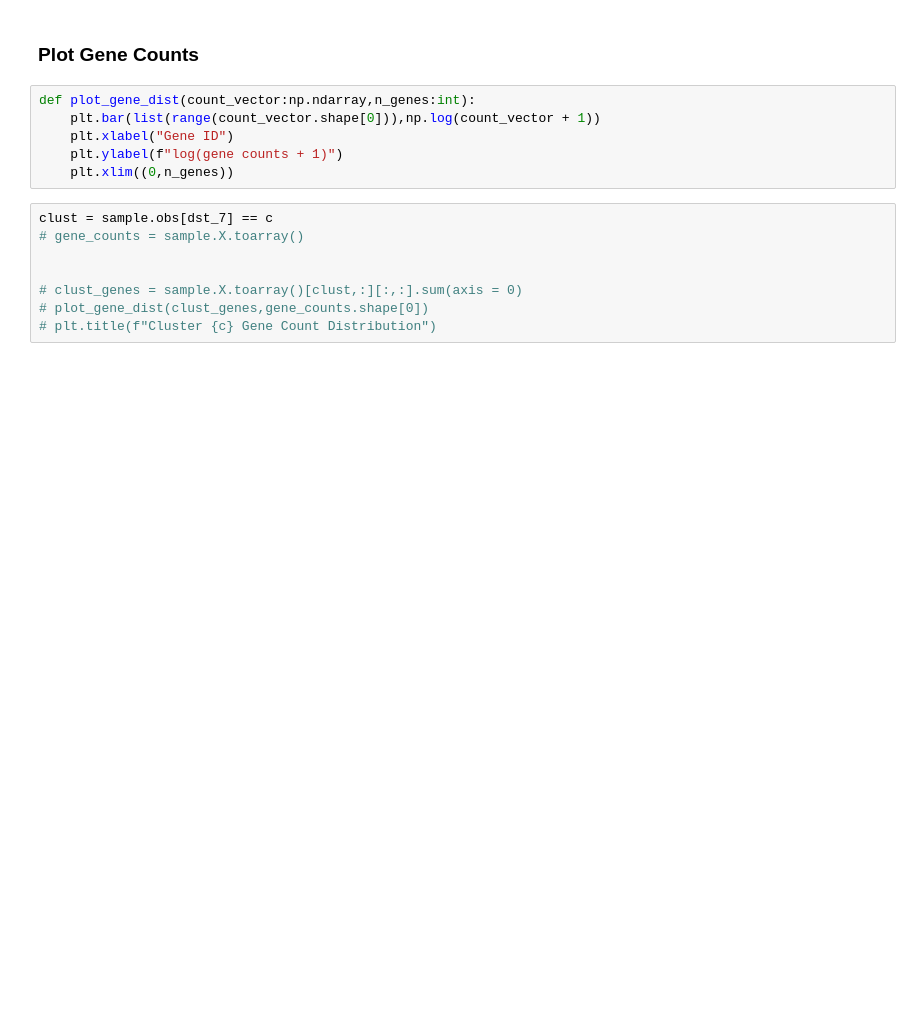
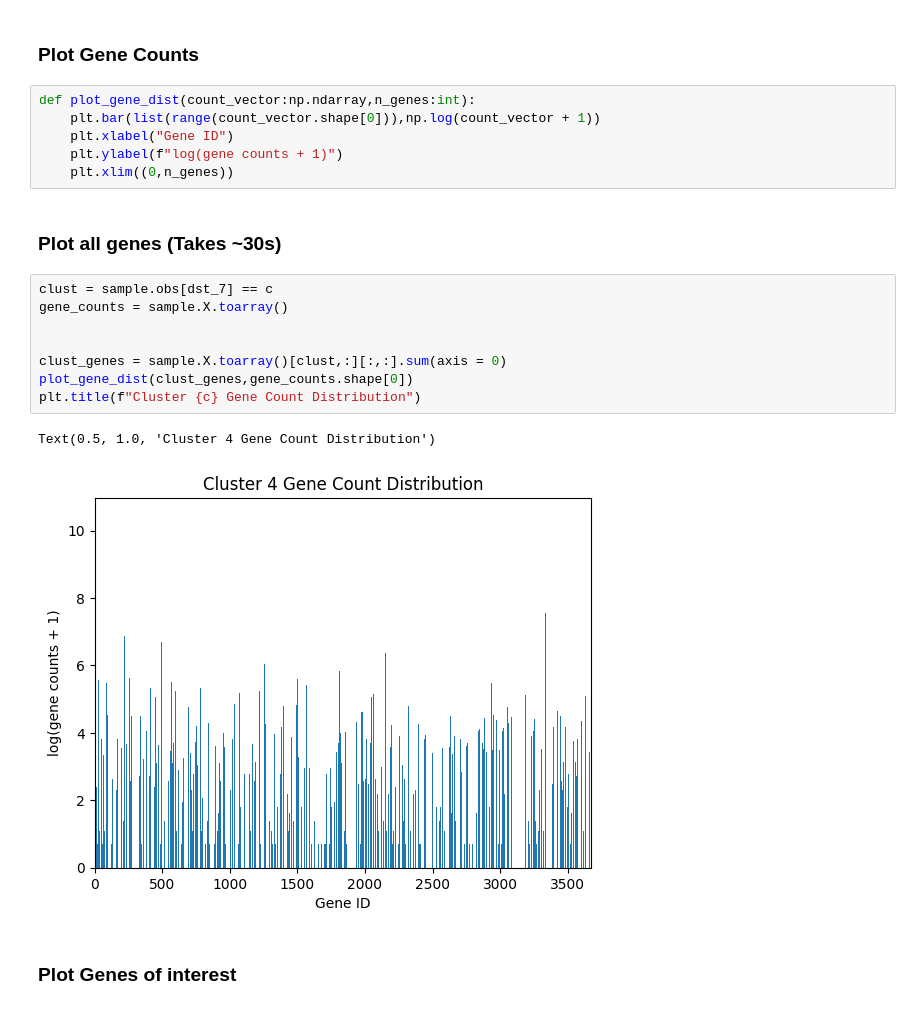
Before and after one commit to ivonr7/cmpt415_spatial_domain_variability, a Jupyter notebook: notebooks/clustered_gene_dist.ipynb, the cells around one changed output. Cells and saved outputs as stored; diff of their text form; blank space fills up the shorter version.

```diff
--- a/notebooks/clustered_gene_dist.ipynb
+++ b/notebooks/clustered_gene_dist.ipynb
@@ -48,14 +63,21 @@ def plot_gene_dist(count_vector:np.ndarray,n_genes:int):
     plt.xlabel("Gene ID")
     plt.ylabel(f"log(gene counts + 1)")
     plt.xlim((0,n_genes))
+# %% [markdown]
+### Plot all genes (Takes ~30s)
 # %%
 clust = sample.obs[dst_7] == c
-# gene_counts = sample.X.toarray()
+gene_counts = sample.X.toarray()
 
 
-# clust_genes = sample.X.toarray()[clust,:][:,:].sum(axis = 0)
-# plot_gene_dist(clust_genes,gene_counts.shape[0])
-# plt.title(f"Cluster {c} Gene Count Distribution")
+clust_genes = sample.X.toarray()[clust,:][:,:].sum(axis = 0)
+plot_gene_dist(clust_genes,gene_counts.shape[0])
+plt.title(f"Cluster {c} Gene Count Distribution")
+# %% [output]
+Text(0.5, 1.0, 'Cluster 4 Gene Count Distribution')
+[figure, added]
+# %% [markdown]
+### Plot Genes of interest
 # %%
 clust_var_genes = sample.X.toarray()[clust,:][:,genes_of_interest].sum(axis = 0)
 
```
Also changed, not shown: parts of 3 cells of this notebook.
